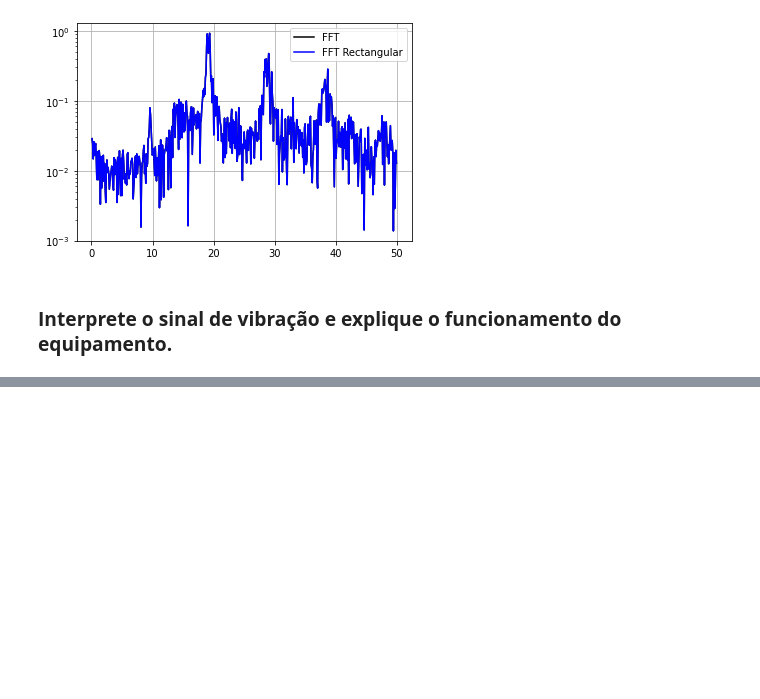
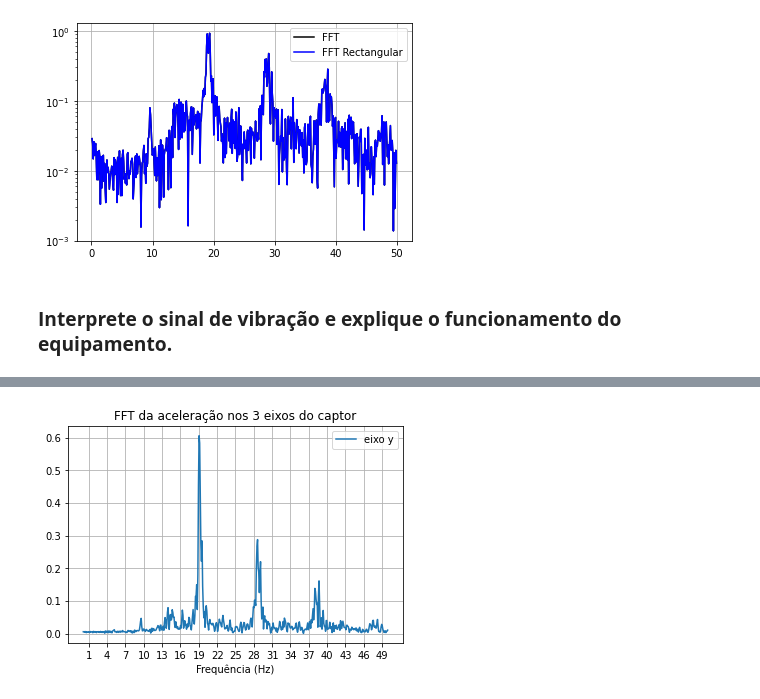
Before and after one commit to henrique-martinez/PME3403, a Jupyter notebook: lab1/lab1.ipynb, the cells around one changed output, grey strips where cells are left out. Saved outputs shown, nothing was run; the diff lists cells and outputs as text; code cells hidden in the pictures; blank space fills up the shorter version.

```diff
--- a/lab1/lab1.ipynb
+++ b/lab1/lab1.ipynb
@@ -139,0 +162,10 @@ plt.show()
+# %%
+plt.plot(xf[1:N//2], 2.0/N * np.abs(ywf_hann[1:N//2]))
+plt.title('FFT da aceleração nos 3 eixos do captor')
+plt.xlabel('Frequência (Hz)')
+plt.legend(['eixo y'])
+plt.xticks(range(1, 50, 3))
+plt.grid()
+plt.show()
+# %% [output]
+[figure, added]
```
Also changed, not shown: parts of 12 cells of this notebook.
